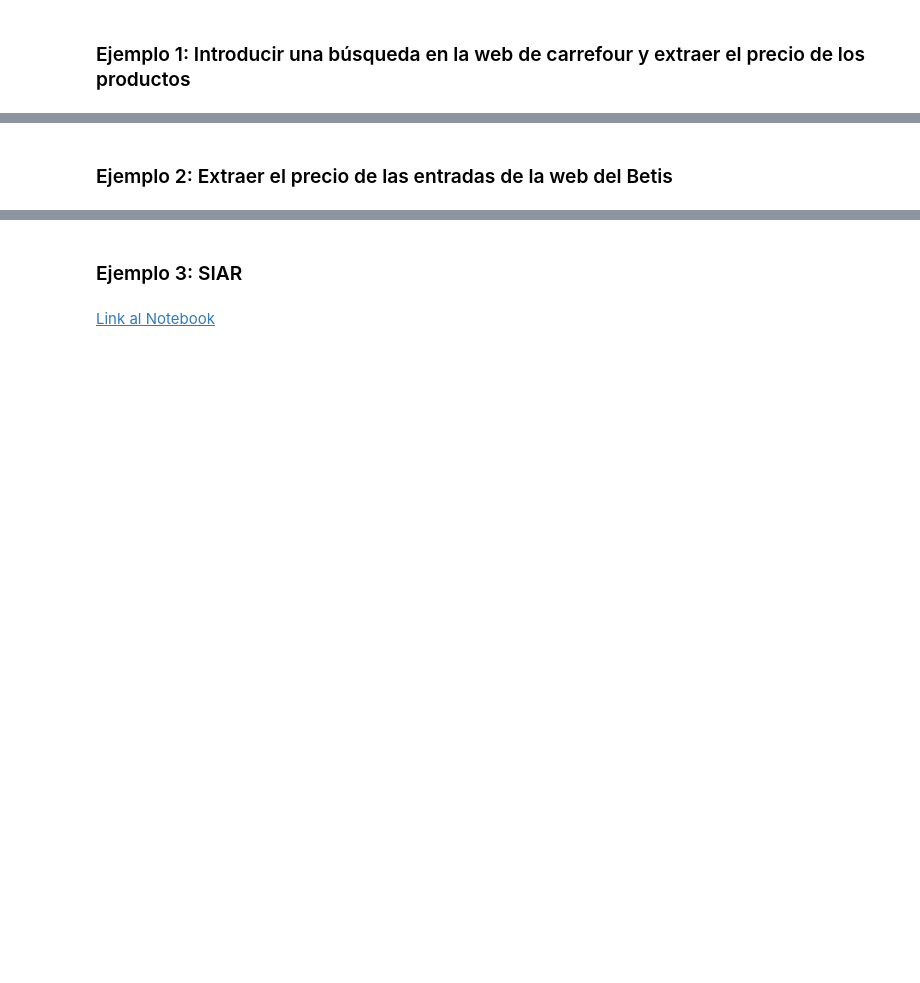
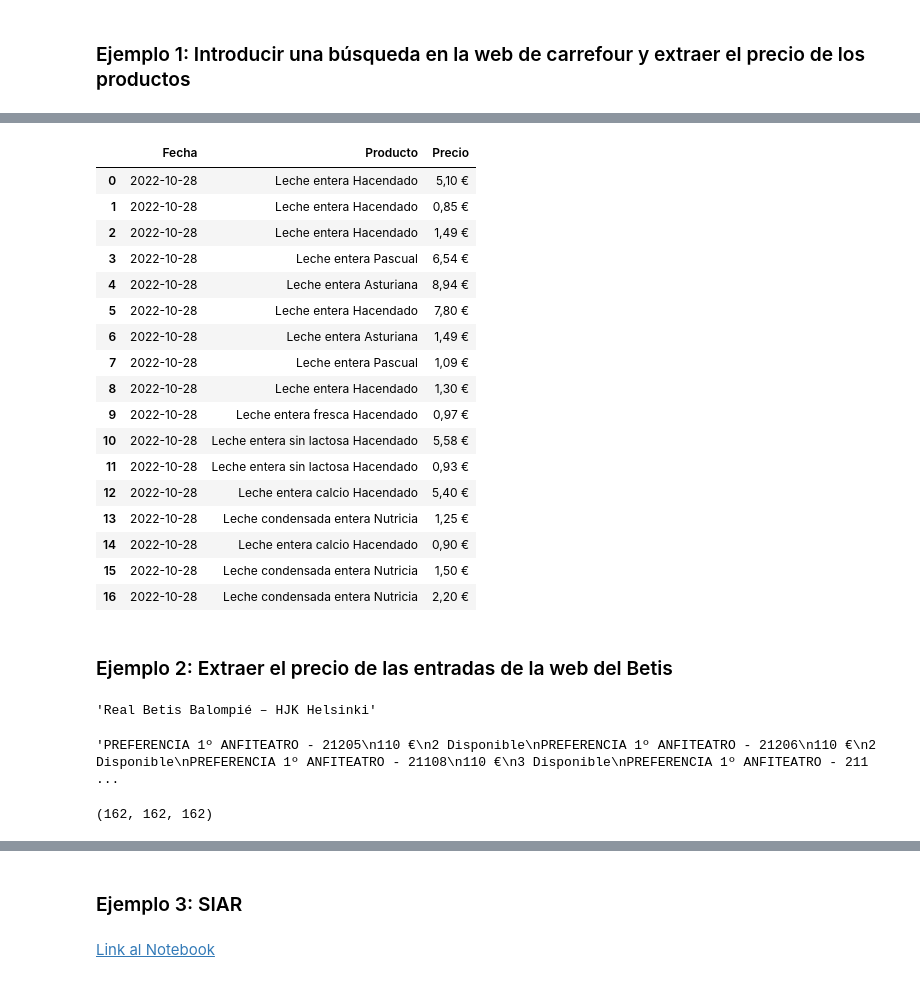
Before and after one commit to rafazamb/DS_PT_PR_SEP22, a Jupyter notebook: 02-Data_analysis/02-Procesos ETL/03-Web Scraping/Web Scraping.ipynb, the cells around one changed output, grey strips where cells are left out. Saved outputs shown, nothing was run; the diff lists cells and outputs as text; code cells hidden in the pictures; blank space fills up the shorter version.

```diff
--- a/02-Data_analysis/02-Procesos ETL/03-Web Scraping/Web Scraping.ipynb
+++ b/02-Data_analysis/02-Procesos ETL/03-Web Scraping/Web Scraping.ipynb
@@ -65,2 +137,8 @@ Utilizaremos urllib para leer la página y después BeautifulSoup para extraer l
 # %% [markdown]
 Podemos extraer más campos de las etiquetas
+# %%
+for tag in tags:
+    print('URL:',tag.get('href'))
+    print('Texto:',tag.text)
+    print('Atributos',tag.attrs)
+    print('\r')
@@ -145,0 +485,7 @@ driver = webdriver.Chrome(executable_path=ChromeDriverManager().install())
+# %%
+html = driver.page_source
+# %%
+soup = BeautifulSoup(html)
+productos = soup.find_all('h4',class_='subhead1-r product-cell__description-name')
+lista_productos = [el.text for el in productos]
+lista_productos
@@ -145,0 +513,4 @@ driver = webdriver.Chrome(executable_path=ChromeDriverManager().install())
+# %%
+precios = soup.find_all('p',class_='product-price__unit-price subhead1-b')
+lista_precios = [tag.text for tag in precios]
+lista_precios
@@ -146,2 +538,32 @@ driver = webdriver.Chrome(executable_path=ChromeDriverManager().install())
+# %%
+from datetime import datetime
+import pandas as pd
+fecha_hoy = datetime.today().strftime('%Y-%m-%d')
+
+df2 = pd.DataFrame({'Fecha':[fecha_hoy]*len(lista_precios),
+                  'Producto':lista_productos,
+                  'Precio':lista_precios})
+
+df3 = df2.loc[df2.Producto.str.contains('Leche')]
+df3
+# %% [output]
+|  | Fecha | Producto | Precio |
+| 0 | 2022-10-28 | Leche entera Hacendado | 5,10 € |
+| 1 | 2022-10-28 | Leche entera Hacendado | 0,85 € |
+| 2 | 2022-10-28 | Leche entera Hacendado | 1,49 € |
+| 3 | 2022-10-28 | Leche entera Pascual | 6,54 € |
+| 4 | 2022-10-28 | Leche entera Asturiana | 8,94 € |
+| 5 | 2022-10-28 | Leche entera Hacendado | 7,80 € |
+| 6 | 2022-10-28 | Leche entera Asturiana | 1,49 € |
+| 7 | 2022-10-28 | Leche entera Pascual | 1,09 € |
+| 8 | 2022-10-28 | Leche entera Hacendado | 1,30 € |
+| 9 | 2022-10-28 | Leche entera fresca Hacendado | 0,97 € |
+| 10 | 2022-10-28 | Leche entera sin lactosa Hacendado | 5,58 € |
+| 11 | 2022-10-28 | Leche entera sin lactosa Hacendado | 0,93 € |
+| 12 | 2022-10-28 | Leche entera calcio Hacendado | 5,40 € |
+| 13 | 2022-10-28 | Leche condensada entera Nutricia | 1,25 € |
+| 14 | 2022-10-28 | Leche entera calcio Hacendado | 0,90 € |
+| 15 | 2022-10-28 | Leche condensada entera Nutricia | 1,50 € |
+| 16 | 2022-10-28 | Leche condensada entera Nutricia | 2,20 € |
 # %% [markdown]
 ### Ejemplo 2: Extraer el precio de las entradas de la web del Betis
@@ -147,0 +578,10 @@ driver = webdriver.Chrome(executable_path=ChromeDriverManager().install())
+# %%
+partido = driver.find_element('xpath','//*[@id="descriptionTab"]/div/div/p[1]').text
+partido
+# %% [output]
+'Real Betis Balompié – HJK Helsinki'
+# %%
+entradas = driver.find_element('xpath','//*[@id="grid-body"]').text
+entradas
+# %% [output]
+'PREFERENCIA 1º ANFITEATRO - 21205\n110 €\n2 Disponible\nPREFERENCIA 1º ANFITEATRO - 21206\n110 €\n2 Disponible\nPREFERENCIA 1º ANFITEATRO - 21108\n110 €\n3 Disponible\nPREFERENCIA 1º ANFITEATRO - 211 ...
@@ -147,0 +599,4 @@ driver = webdriver.Chrome(executable_path=ChromeDriverManager().install())
+# %%
+len(categorias),len(precios),len(disponibles)
+# %% [output]
+(162, 162, 162)
```
Also changed, not shown: parts of 39 cells of this notebook.
